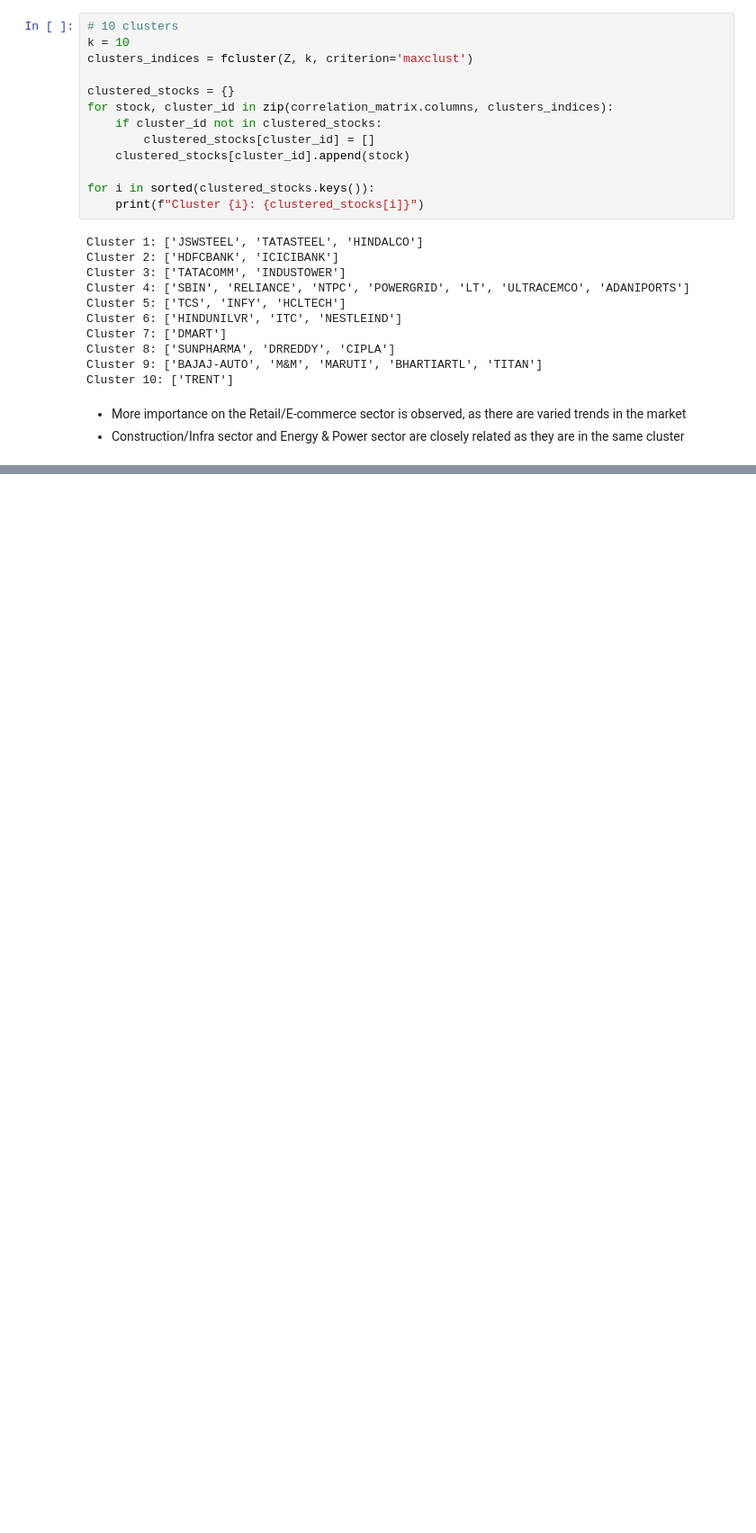
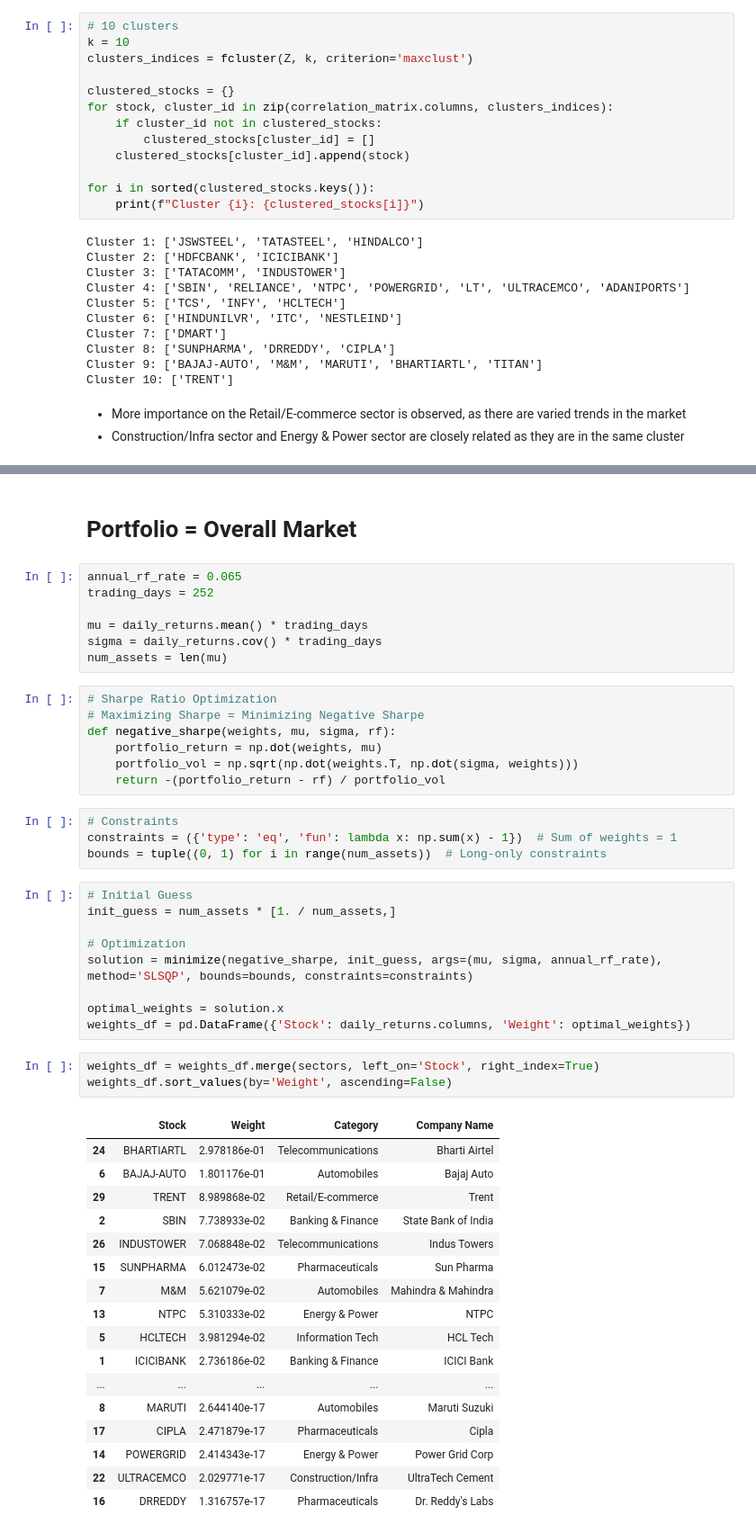
Before and after one commit to Siddhesh1kamble/DA6701-Assignments, a Jupyter notebook: Assignment_1/assignment1.ipynb, the cells around one changed output, grey strips where cells are left out. Shown at 90% size. Drawn from its saved outputs; the diff is of its cells as text; blank space fills up the shorter version.

Commit message:
Sharpe Ratio
Portfolio = Overall Market

```diff
--- a/Assignment_1/assignment1.ipynb
+++ b/Assignment_1/assignment1.ipynb
@@ -197,0 +202,50 @@ Cluster 10: ['TRENT']
+# %% [markdown]
+# Portfolio = Overall Market
+# %%
+annual_rf_rate = 0.065
+trading_days = 252
+
+mu = daily_returns.mean() * trading_days
+sigma = daily_returns.cov() * trading_days
+num_assets = len(mu)
+# %%
+# Sharpe Ratio Optimization
+# Maximizing Sharpe = Minimizing Negative Sharpe
+def negative_sharpe(weights, mu, sigma, rf):
+    portfolio_return = np.dot(weights, mu)
+    portfolio_vol = np.sqrt(np.dot(weights.T, np.dot(sigma, weights)))
+    return -(portfolio_return - rf) / portfolio_vol
+# %%
+# Constraints
+constraints = ({'type': 'eq', 'fun': lambda x: np.sum(x) - 1})  # Sum of weights = 1
+bounds = tuple((0, 1) for i in range(num_assets))  # Long-only constraints
+# %%
+# Initial Guess
+init_guess = num_assets * [1. / num_assets,]
+
+# Optimization
+solution = minimize(negative_sharpe, init_guess, args=(mu, sigma, annual_rf_rate), method='SLSQP', bounds=bounds, constraints=constraints)
+
+optimal_weights = solution.x
+weights_df = pd.DataFrame({'Stock': daily_returns.columns, 'Weight': optimal_weights})
+# %%
+weights_df = weights_df.merge(sectors, left_on='Stock', right_index=True)
+weights_df.sort_values(by='Weight', ascending=False)
+# %% [output]
+|  | Stock | Weight | Category | Company Name |
+| 24 | BHARTIARTL | 2.978186e-01 | Telecommunications | Bharti Airtel |
+| 6 | BAJAJ-AUTO | 1.801176e-01 | Automobiles | Bajaj Auto |
+| 29 | TRENT | 8.989868e-02 | Retail/E-commerce | Trent |
+| 2 | SBIN | 7.738933e-02 | Banking & Finance | State Bank of India |
+| 26 | INDUSTOWER | 7.068848e-02 | Telecommunications | Indus Towers |
+| 15 | SUNPHARMA | 6.012473e-02 | Pharmaceuticals | Sun Pharma |
+| 7 | M&M | 5.621079e-02 | Automobiles | Mahindra & Mahindra |
+| 13 | NTPC | 5.310333e-02 | Energy & Power | NTPC |
+| 5 | HCLTECH | 3.981294e-02 | Information Tech | HCL Tech |
+| 1 | ICICIBANK | 2.736186e-02 | Banking & Finance | ICICI Bank |
+| ... | ... | ... | ... | ... |
+| 8 | MARUTI | 2.644140e-17 | Automobiles | Maruti Suzuki |
+| 17 | CIPLA | 2.471879e-17 | Pharmaceuticals | Cipla |
+| 14 | POWERGRID | 2.414343e-17 | Energy & Power | Power Grid Corp |
+| 22 | ULTRACEMCO | 2.029771e-17 | Construction/Infra | UltraTech Cement |
+| 16 | DRREDDY | 1.316757e-17 | Pharmaceuticals | Dr. Reddy's Labs |
```
Also changed, not shown: parts of 4 cells of this notebook.
